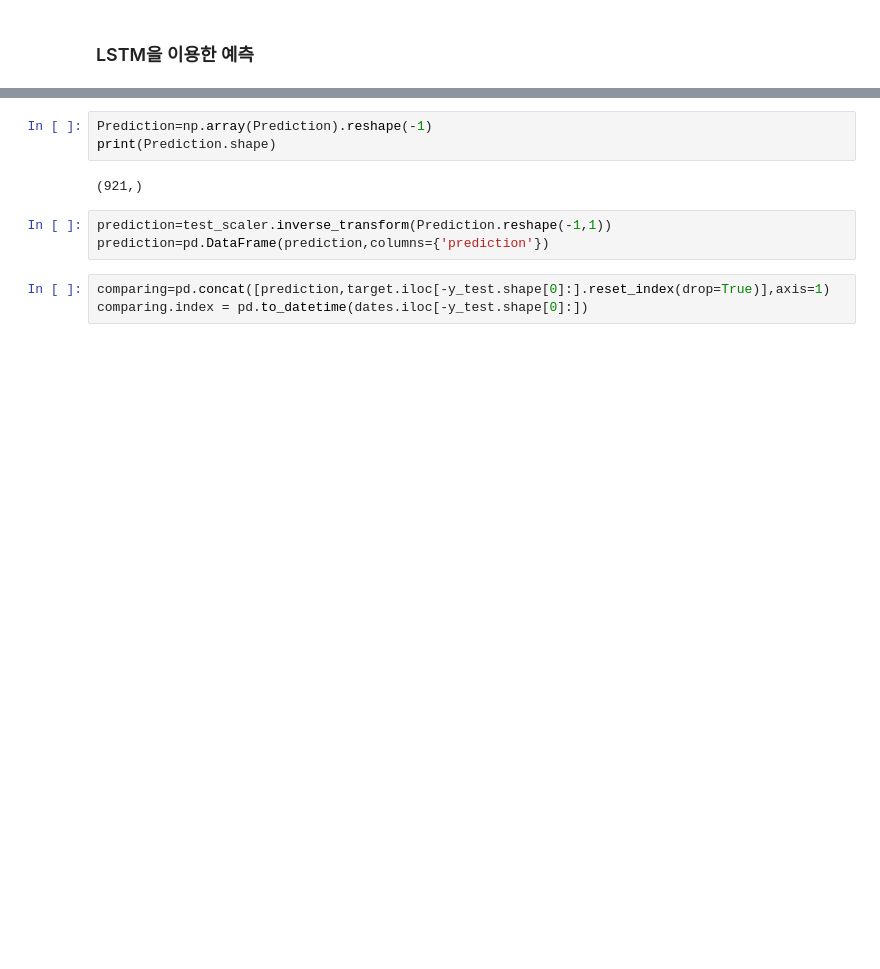
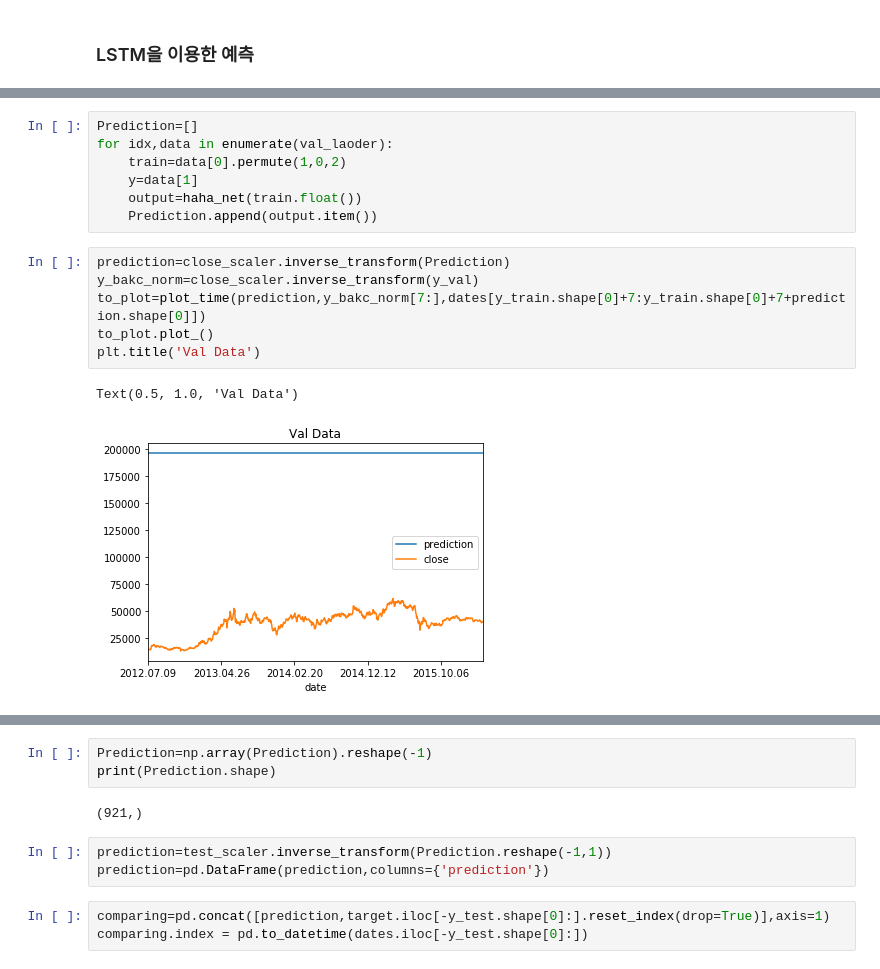
Before and after one commit to limaries30/fun_stock, a Jupyter notebook: prediction.ipynb, the cells around one changed output, grey strips where cells are left out. Cells and saved outputs as stored; diff of their text form; blank space fills up the shorter version.

```diff
--- a/prediction.ipynb
+++ b/prediction.ipynb
@@ -185,0 +270,16 @@ epoch/step 3 600 : 0.9199435114860535
+# %%
+Prediction=[]
+for idx,data in enumerate(val_laoder):
+    train=data[0].permute(1,0,2)
+    y=data[1]
+    output=haha_net(train.float())
+    Prediction.append(output.item())
+# %%
+prediction=close_scaler.inverse_transform(Prediction)
+y_bakc_norm=close_scaler.inverse_transform(y_val)
+to_plot=plot_time(prediction,y_bakc_norm[7:],dates[y_train.shape[0]+7:y_train.shape[0]+7+prediction.shape[0]])
+to_plot.plot_()
+plt.title('Val Data')
+# %% [output]
+Text(0.5, 1.0, 'Val Data')
+[figure, added]
```
Also changed, not shown: parts of 19 cells of this notebook.
